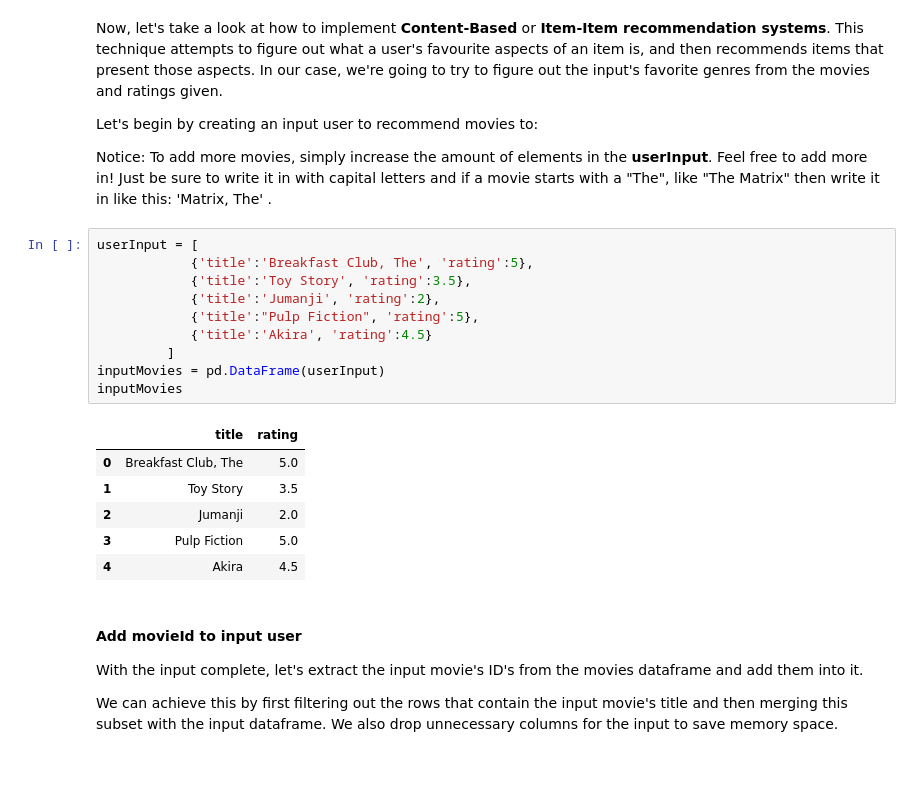
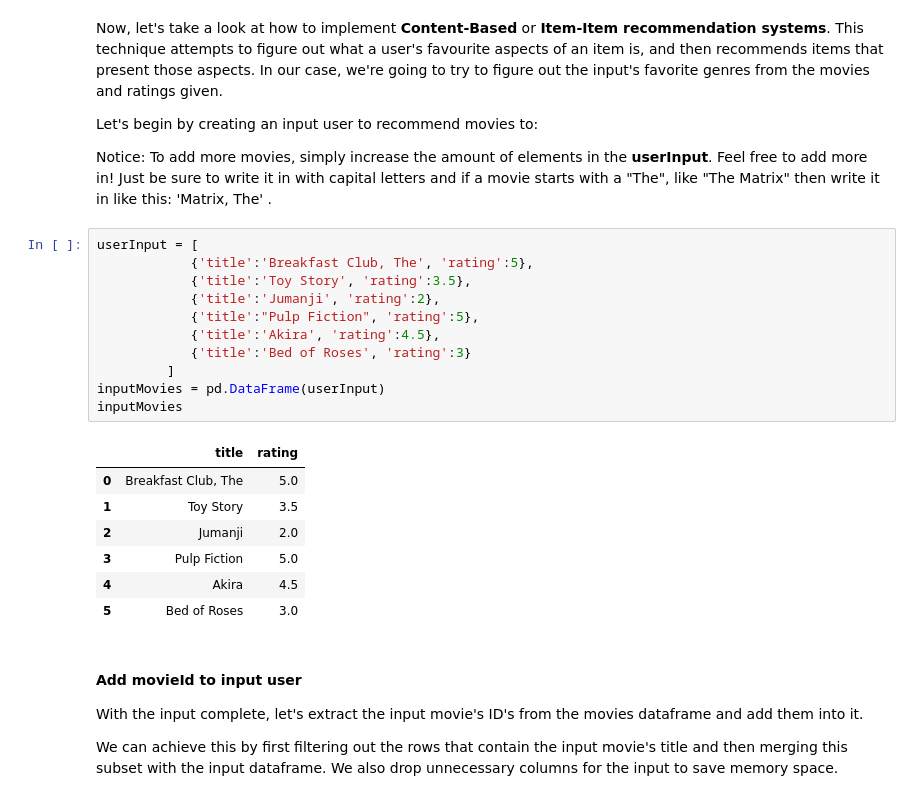
Before and after one commit to CPaladiya/IBM_AI_Professional_Course, a Jupyter notebook: 12_IBMAI_RecSys_Content_Based_movies.ipynb, the cells around one changed output. Saved outputs shown, nothing was run; the diff lists cells and outputs as text; blank space fills up the shorter version.

```diff
--- a/12_IBMAI_RecSys_Content_Based_movies.ipynb
+++ b/12_IBMAI_RecSys_Content_Based_movies.ipynb
@@ -183,20 +183,22 @@ Notice: To add more movies, simply increase the amount of elements in the **user
 # %%
 userInput = [
             {'title':'Breakfast Club, The', 'rating':5},
             {'title':'Toy Story', 'rating':3.5},
             {'title':'Jumanji', 'rating':2},
             {'title':"Pulp Fiction", 'rating':5},
-            {'title':'Akira', 'rating':4.5}
+            {'title':'Akira', 'rating':4.5},
+            {'title':'Bed of Roses', 'rating':3}
          ]
 inputMovies = pd.DataFrame(userInput)
 inputMovies
 # %% [output]
 |  | title | rating |
 | 0 | Breakfast Club, The | 5.0 |
 | 1 | Toy Story | 3.5 |
 | 2 | Jumanji | 2.0 |
 | 3 | Pulp Fiction | 5.0 |
 | 4 | Akira | 4.5 |
+| 5 | Bed of Roses | 3.0 |
 # %% [markdown]
 #### Add movieId to input user
 
```
Also changed, not shown: parts of 9 cells of this notebook.
